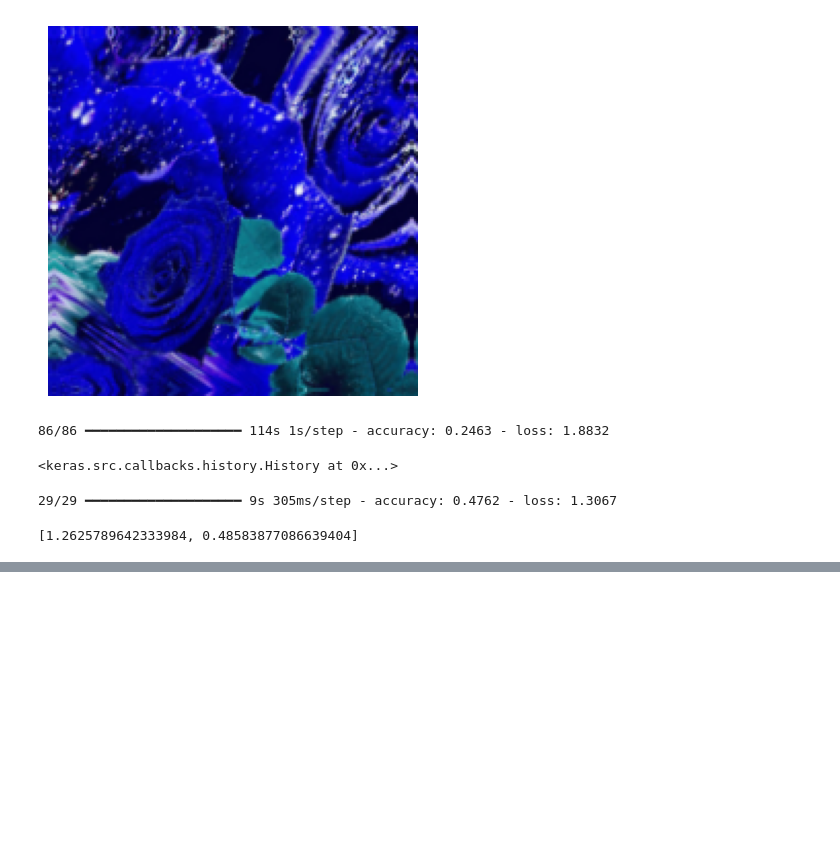
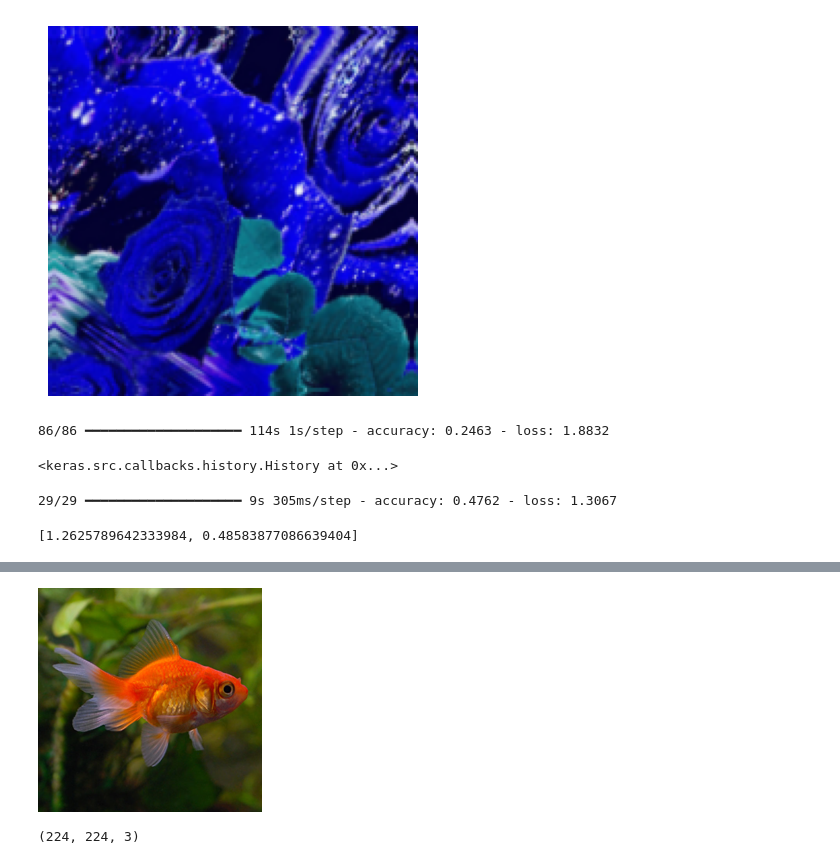
Before and after one commit to nickmirunsw/py-learning, a Jupyter notebook: tensorflow/tfnm.ipynb, the cells around one changed output, grey strips where cells are left out. Drawn from its saved outputs; the diff is of its cells as text; code cells hidden in the pictures; blank space fills up the shorter version.

```diff
--- a/tensorflow/tfnm.ipynb
+++ b/tensorflow/tfnm.ipynb
@@ -2491,0 +2551,24 @@ model.evaluate(X_test_scaled,y_test)
+# %%
+import requests
+from io import BytesIO
+
+image_url = "https://raw.githubusercontent.com/codebasics/deep-learning-keras-tf-tutorial/master/18_transfer_learning/goldfish.jpg"
+
+# Fetch the image from GitHub
+response = requests.get(image_url)
+
+# Open the image correctly
+image = Image.open(BytesIO(response.content))
+
+# Resize and display
+IMAGE_SHAPE = (224, 224)
+gold_fish = image.resize(IMAGE_SHAPE)
+# %%
+gold_fish
+# %% [output]
+[figure, added]
+# %%
+gold_fish = np.array(gold_fish)/255.0
+gold_fish.shape
+# %% [output]
+(224, 224, 3)
```
Also changed, not shown: parts of 36 cells of this notebook.
